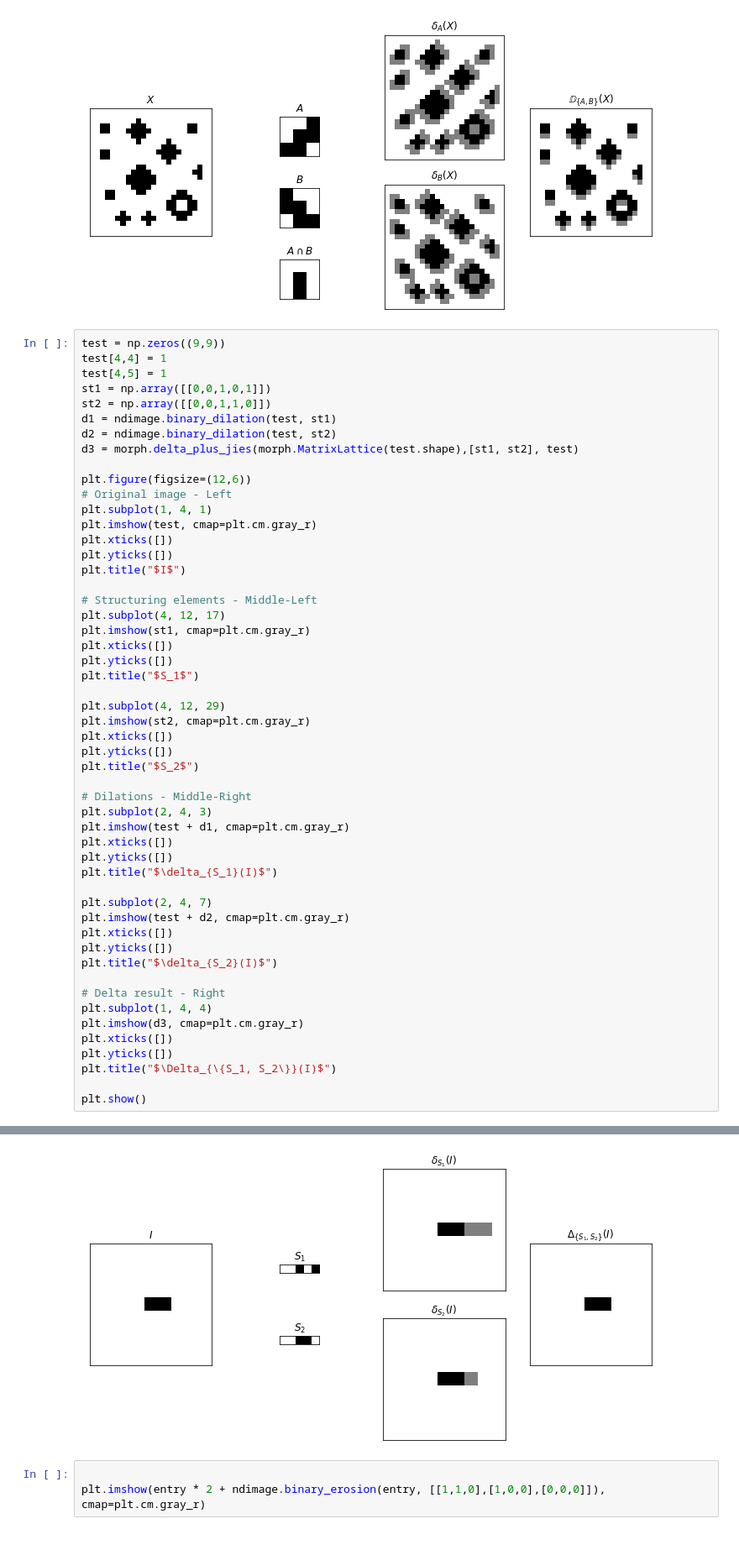
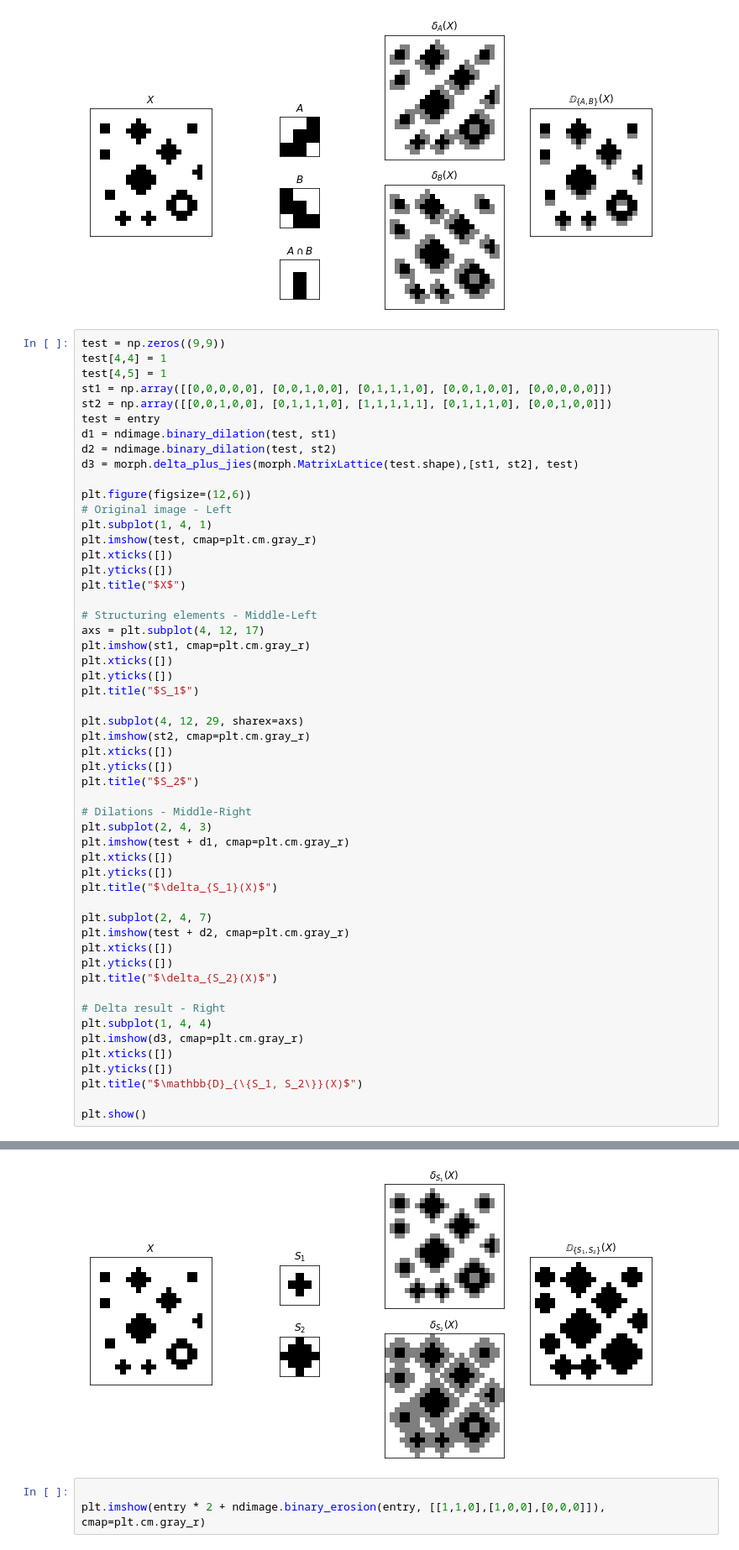
Before and after one commit to Sirquini/delta, a Jupyter notebook: graphs.ipynb, the cells around one changed output, grey strips where cells are left out. Shown: that part at 84% size. Drawn from its saved outputs; the diff is of its cells as text.

Commit message:
Add new example plot

```diff
--- a/graphs.ipynb
+++ b/graphs.ipynb
@@ -225,8 +225,9 @@ Substituting symbol D from STIXGeneral
 test = np.zeros((9,9))
 test[4,4] = 1
 test[4,5] = 1
-st1 = np.array([[0,0,1,0,1]])
-st2 = np.array([[0,0,1,1,0]])
+st1 = np.array([[0,0,0,0,0], [0,0,1,0,0], [0,1,1,1,0], [0,0,1,0,0], [0,0,0,0,0]])
+st2 = np.array([[0,0,1,0,0], [0,1,1,1,0], [1,1,1,1,1], [0,1,1,1,0], [0,0,1,0,0]])
+test = entry
 d1 = ndimage.binary_dilation(test, st1)
 d2 = ndimage.binary_dilation(test, st2)
 d3 = morph.delta_plus_jies(morph.MatrixLattice(test.shape),[st1, st2], test)
@@ -237,16 +238,16 @@ plt.subplot(1, 4, 1)
 plt.imshow(test, cmap=plt.cm.gray_r)
 plt.xticks([])
 plt.yticks([])
-plt.title("$I$")
+plt.title("$X$")
 
 # Structuring elements - Middle-Left
-plt.subplot(4, 12, 17)
+axs = plt.subplot(4, 12, 17)
 plt.imshow(st1, cmap=plt.cm.gray_r)
 plt.xticks([])
 plt.yticks([])
 plt.title("$S_1$")
 
-plt.subplot(4, 12, 29)
+plt.subplot(4, 12, 29, sharex=axs)
 plt.imshow(st2, cmap=plt.cm.gray_r)
 plt.xticks([])
 plt.yticks([])
@@ -257,20 +258,20 @@ plt.subplot(2, 4, 3)
 plt.imshow(test + d1, cmap=plt.cm.gray_r)
 plt.xticks([])
 plt.yticks([])
-plt.title("$\delta_{S_1}(I)$")
+plt.title("$\delta_{S_1}(X)$")
 
 plt.subplot(2, 4, 7)
 plt.imshow(test + d2, cmap=plt.cm.gray_r)
 plt.xticks([])
 plt.yticks([])
-plt.title("$\delta_{S_2}(I)$")
+plt.title("$\delta_{S_2}(X)$")
 
 # Delta result - Right
 plt.subplot(1, 4, 4)
 plt.imshow(d3, cmap=plt.cm.gray_r)
 plt.xticks([])
 plt.yticks([])
-plt.title("$\Delta_{\{S_1, S_2\}}(I)$")
+plt.title("$\mathbb{D}_{\{S_1, S_2\}}(X)$")
 
 plt.show()
 # %% [output]
@@ -277,4 +282,4 @@ plt.show()
-[figure, old version]
+[figure, new version]
 # %%
 
 plt.imshow(entry * 2 + ndimage.binary_erosion(entry, [[1,1,0],[1,0,0],[0,0,0]]), cmap=plt.cm.gray_r)
```
Also changed, not shown: parts of 1 cell of this notebook.
